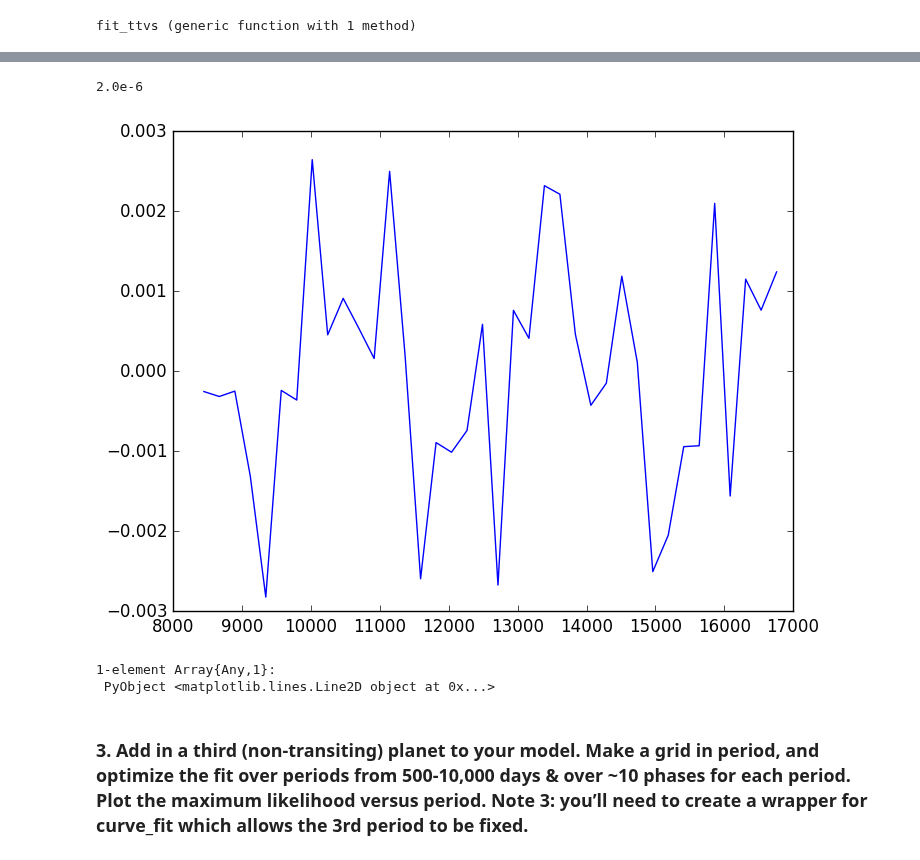
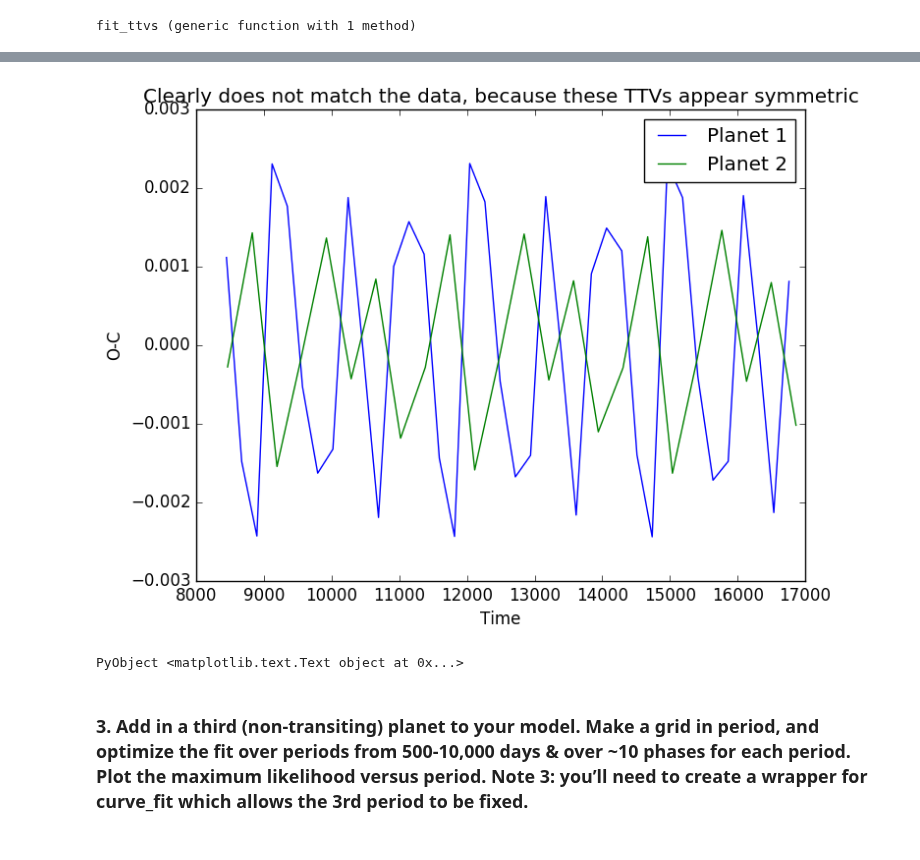
Before and after one commit to jlustigy/ExoJulia, a Jupyter notebook: Homework/hw4/Trevor_Kolby/hw4.ipynb, the cells around one changed output, grey strips where cells are left out. Drawn from its saved outputs; the diff is of its cells as text; code cells hidden in the pictures.

Commit message:
starting to work again

```diff
--- a/Homework/hw4/Trevor_Kolby/hw4.ipynb
+++ b/Homework/hw4/Trevor_Kolby/hw4.ipynb
@@ -143,9 +144,9 @@ ttv_model (generic function with 1 method)
 # %%
-function fit_ttvs(n_p::Int64,times::Array{Array{Float64}})
+function fit_ttvs(times::Array{Array{Float64}}; n_p::Int64 = length(times))
 
     #1D array of times to make fitting easier
     lintimes = Float64[]
-    for i=1:n_p
+    for i=1:length(times)
         append!(lintimes,times[i])
     end
 
@@ -153,12 +154,12 @@ function fit_ttvs(n_p::Int64,times::Array{Array{Float64}})
 
     p0 = zeros(5*n_p)
     #initialize params
-    #p[1%5]-p[5%5] = mass_ratio, period, t0, ecosw, esinw for each planet
+    #p[1+5(i-1)]-p[5+5(i-1)] = mass_ratio, period, t0, ecosw, esinw for planet i
     for i=1:n_p
-        p0[1+5*(i-1)] = 2.0e-6
-        p0[2+5*(i-1)] = p_guesser(times[i])
-        p0[3+5*(i-1)] = times[i][1]
-        p0[4+5*(i-1)] = 0.1
+        p0[1+5*(i-1)] = 2.0e-6 #this is a terrestrial world hopefully
+        p0[2+5*(i-1)] = p_guesser(times[i]) #guess the period
+        p0[3+5*(i-1)] = times[i][1] #guess the time of transit
+        p0[4+5*(i-1)] = 0.1 #small eccentricities to start with
         p0[5+5*(i-1)] = 0.1
     end
 
@@ -168,5 +169,6 @@ end
 # %% [output]
 fit_ttvs (generic function with 1 method)
 # %%
-result = fit_ttvs(2,data) ;
+result = fit_ttvs(data) ;
+typeof(result)
 # %% [output]
@@ -191,19 +191,0 @@ esinw_2 = -0.00446554366713959
-# %%
-pars = result.param
-np = 2
-tarr = Int64[length(time) for time in data]
-jm = 10
-fit_plans = [make_plane(pars[1+5*(i-1)],pars[2+5*(i-1)],pars[3+5*(i-1)],pars[4+5*(i-1)],pars[5+5*(i-1)]) for i=1:np]
-regs,ttvs,trans_times = compute_ttv_pairs(np,tarr,jm,fit_plans) ;
-# %% [output]
-2.0e-6
-# %%
-plot(t1,ttvs[1],"-b",label="Planet 1")
-#plot(t1,(t1)-(trans_times[1]-ttvs[1]),"ob")
-#plot(t2,ttvs[2],"-g",label="Planet 2")
-#plot(t2,(t2)-(trans_times[2]-ttvs[2]),"og")
-#title("Not the best fit ever")
-# %% [output]
-[figure, removed]
-1-element Array{Any,1}:
- PyObject <matplotlib.lines.Line2D object at 0x...>
@@ -212,3 +192,25 @@ ttv_model(times,result.param) #WHY IS THIS HAPPENING
+# %%
+function plot_ttvs(fit::LsqFit.LsqFitResult{Float64},times::Array{Array{Float64}})
+    pars = fit.param
+    n_p = length(pars[1:5:end])
+    plans = TTVFaster.Planet_plane_hk{Float64}[]
+    n_trans_arr = make_n_trans(times)
+    for i=1:n_p
+        push!(plans,make_plane(pars[1+5*(i-1)],pars[2+5*(i-1)],pars[3+5*(i-1)],pars[4+5*(i-1)],pars[5+5*(i-1)]))
+    end
+    regs,ttvs,trans_times = compute_ttv_pairs(n_p,n_trans_arr,10,plans)
+    for i=1:n_p
+        plot(regs[i],ttvs[i],label="Planet $i")
+    end
+    xlabel("Time")
+    ylabel("O-C")
+    legend(loc=0)
+end
+plot_ttvs(result,data)
+title("Clearly does not match the data, because these TTVs appear symmetric")
+# %% [output]
+[figure, added]
+PyObject <matplotlib.text.Text object at 0x...>
 # %% [markdown]
 ### 3. Add in a third (non-transiting) planet to your model.  Make a grid in period, and optimize the fit over periods from 500-10,000 days & over ~10 phases for each period.  Plot the maximum likelihood versus period. Note 3: you’ll need to create a wrapper for curve_fit which allows the 3rd period to be fixed.
 # %% [markdown]
```
Also changed, not shown: parts of 16 cells of this notebook.
